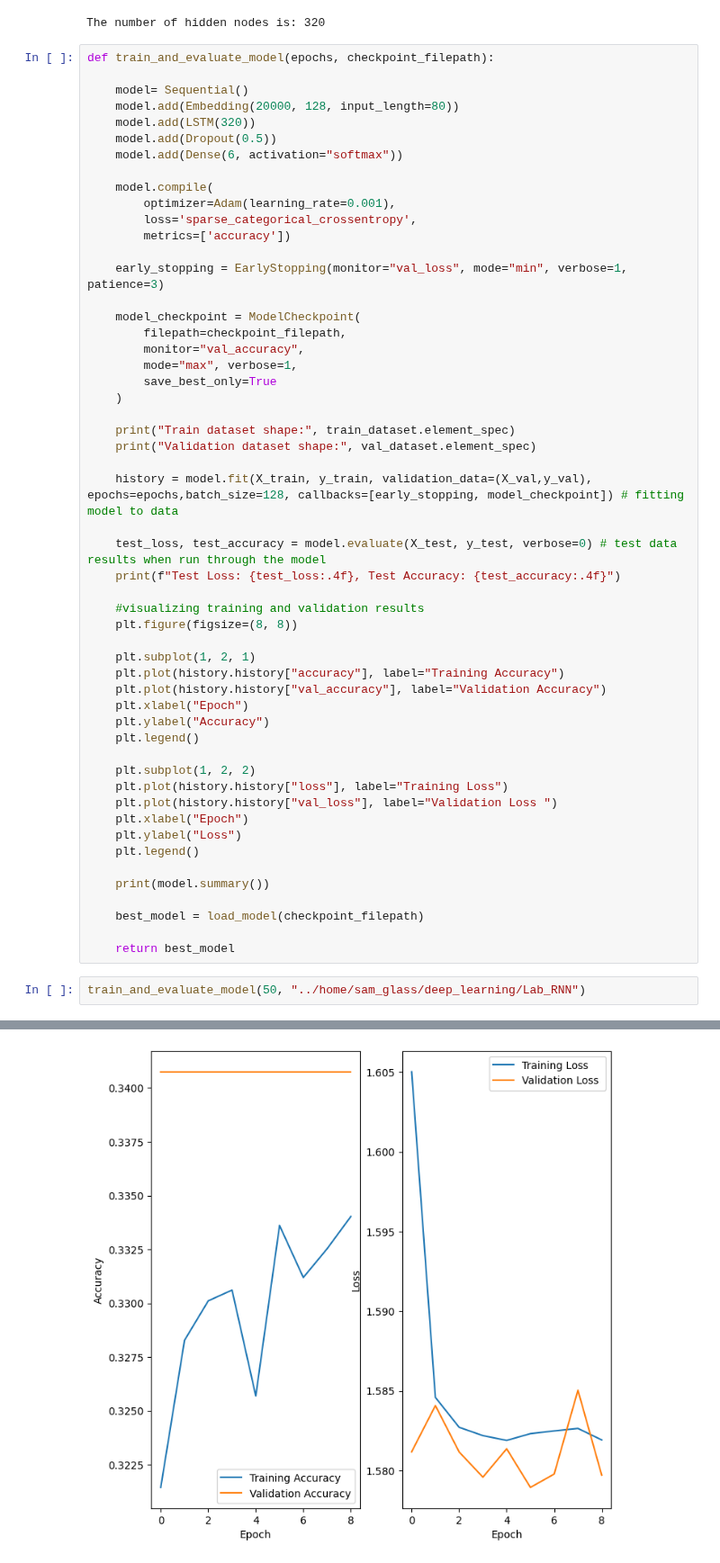
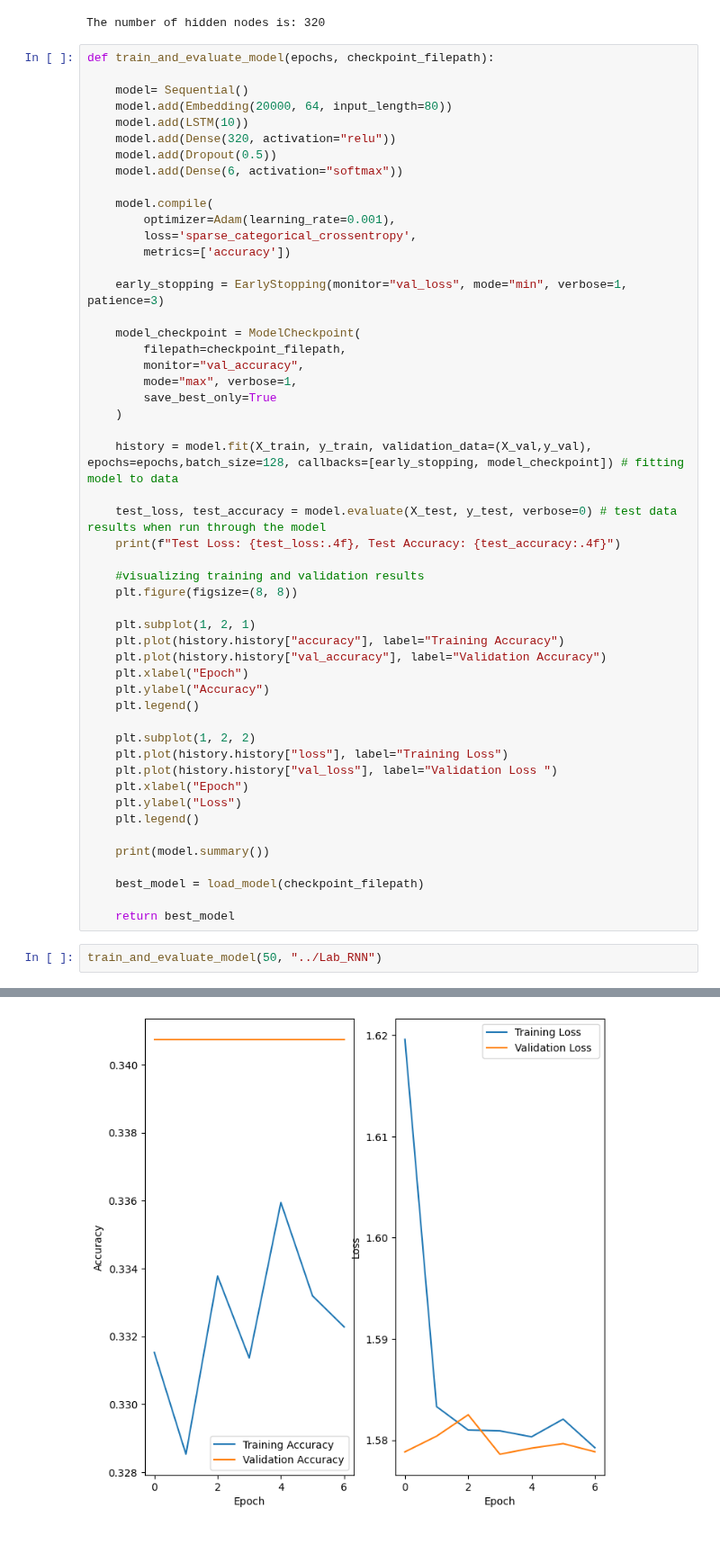
Before and after one commit to SCGlass/deep_learning, a Jupyter notebook: Lab_RNN/RNN_lab.ipynb, the cells around one changed output, grey strips where cells are left out. Shown at 90% size. Cells and saved outputs as stored; diff of their text form.

```diff
--- a/Lab_RNN/RNN_lab.ipynb
+++ b/Lab_RNN/RNN_lab.ipynb
@@ -326,8 +324,9 @@ The number of hidden nodes is: 320
 def train_and_evaluate_model(epochs, checkpoint_filepath):
 
     model= Sequential()
-    model.add(Embedding(20000, 128, input_length=80))
-    model.add(LSTM(320))
+    model.add(Embedding(20000, 64, input_length=80))
+    model.add(LSTM(10))
+    model.add(Dense(320, activation="relu"))
     model.add(Dropout(0.5))
     model.add(Dense(6, activation="softmax"))
 
@@ -344,9 +343,6 @@ def train_and_evaluate_model(epochs, checkpoint_filepath):
         mode="max", verbose=1,
         save_best_only=True
     )
-
-    print("Train dataset shape:", train_dataset.element_spec)
-    print("Validation dataset shape:", val_dataset.element_spec)
 
     history = model.fit(X_train, y_train, validation_data=(X_val,y_val), epochs=epochs,batch_size=128, callbacks=[early_stopping, model_checkpoint]) # fitting model to data
 
@@ -376,5 +372,5 @@ def train_and_evaluate_model(epochs, checkpoint_filepath):
 
     return best_model
 # %%
-train_and_evaluate_model(50, "../home/sam_glass/deep_learning/Lab_RNN")
+train_and_evaluate_model(50, "../Lab_RNN")
 # %% [output]
@@ -401,5 +395,5 @@ Trainable params: 3136646 (11.97 MB)
 Non-trainable params: 0 (0.00 Byte)
 _________________________________________________________________
 None
 <keras.src.engine.sequential.Sequential at 0x...>
-[figure, old version]
+[figure, new version]
```
Also changed, not shown: parts of 7 cells of this notebook, 1 other file.
